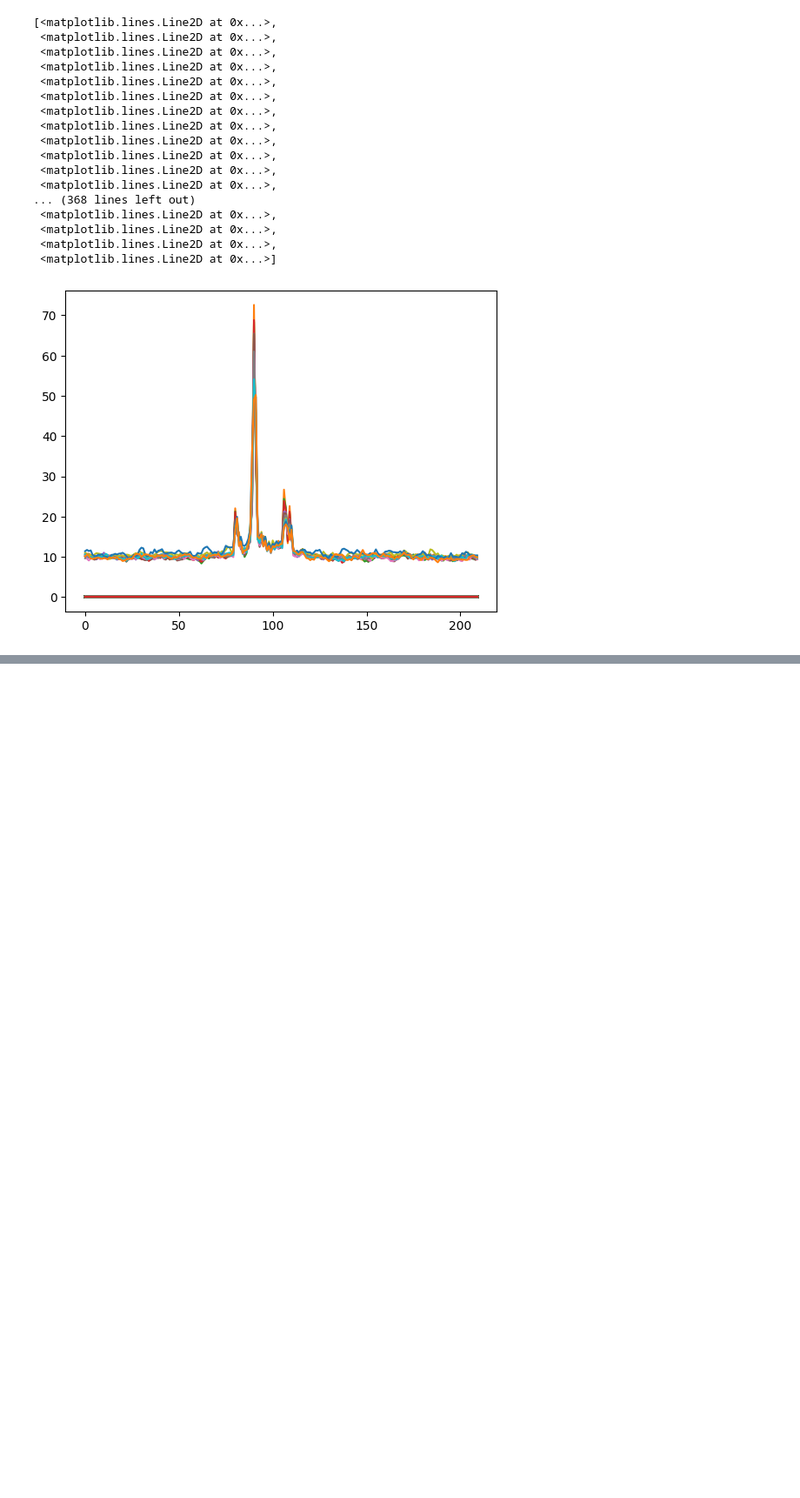
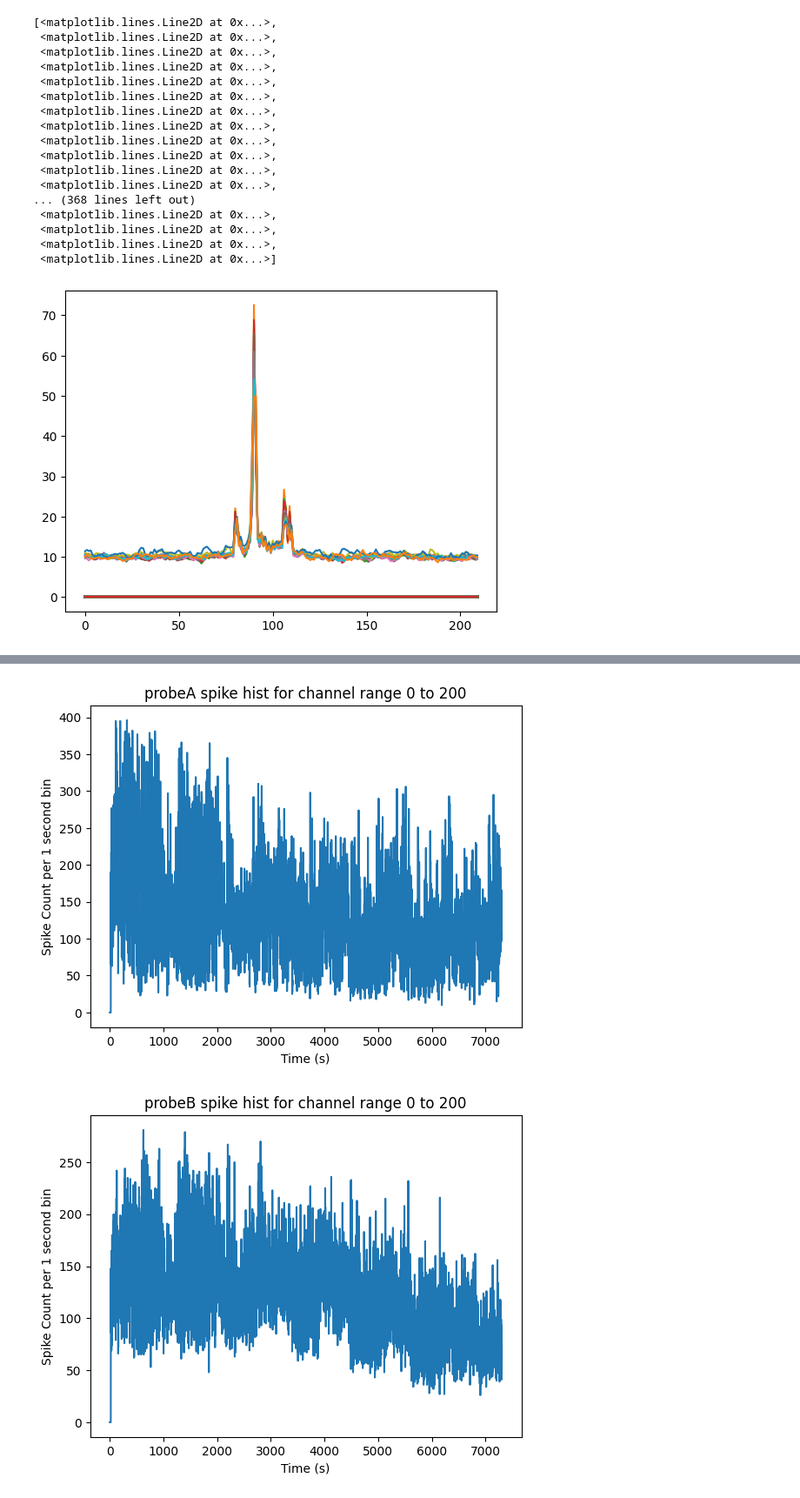
Before and after one commit to AllenInstitute/npc_sessions, a Jupyter notebook: src/npc_sessions/qc/notebooks/units_spikes_quickstart.ipynb, the cells around one changed output, grey strips where cells are left out. Shown at 87% size. Drawn from its saved outputs; the diff is of its cells as text; code cells hidden in the pictures; blank space fills up the shorter version.

```diff
--- a/src/npc_sessions/qc/notebooks/units_spikes_quickstart.ipynb
+++ b/src/npc_sessions/qc/notebooks/units_spikes_quickstart.ipynb
@@ -167,9 +190,0 @@ Text(0, 0.5, 'Spike Count per 1 second bin')
-# %%
-shallow_channel_spike_times = units_spike_electrodes_probe[units_spike_electrodes_probe['peak_channel'] > 200]['spike_times'].to_numpy()
-print(len(shallow_channel_spike_times))
-
-hist, bins = npc_sessions.bin_spike_times(shallow_channel_spike_times, bin_time=1)
-plt.plot(hist)
-plt.title(f'{session} {probe} Shallow Channel Spike Hist')
-plt.xlabel('Time (s)')
-plt.ylabel('Spike count per 1 second bin')
@@ -180,10 +190,0 @@ Text(0, 0.5, 'Spike count per 1 second bin')
-# %%
-middle_channel_spike_times = units_spike_electrodes_probe[(units_spike_electrodes_probe['peak_channel'] <= 200) &
-    (units_spike_electrodes_probe['peak_channel'] > 100)]['spike_times'].to_numpy()
-print(len(middle_channel_spike_times))
-
-hist, bins = npc_sessions.bin_spike_times(middle_channel_spike_times, bin_time=1)
-plt.plot(hist)
-plt.title(f'{session} {probe} Middle Channel Spike Hist')
-plt.xlabel('Time (s)')
-plt.ylabel('Spike count per 1 second bin')
@@ -194,9 +190,0 @@ Text(0, 0.5, 'Spike count per 1 second bin')
-# %%
-deep_channel_spike_times = units_spike_electrodes_probe[units_spike_electrodes_probe['peak_channel'] <= 100]['spike_times'].to_numpy()
-print(len(deep_channel_spike_times))
-
-hist, bins = npc_sessions.bin_spike_times(deep_channel_spike_times, bin_time=1)
-plt.plot(hist)
-plt.title(f'{session} {probe} Deep Channel Spike Hist')
-plt.xlabel('Time (s)')
-plt.ylabel('Spike count per 1 second bin')
@@ -226,0 +200,19 @@ Text(0.5, 0, 'Drift')
+# %%
+def plot_unit_spikes_channels(units: pd.DataFrame, lower_channel: int, upper_channel: int):
+    probes = units['device_name'].unique()
+    for probe in probes:
+        fig, ax = plt.subplots()
+        unit_spike_times = units[units['device_name'] == probe]
+        unit_spike_times_channel = unit_spike_times[(unit_spike_times['peak_channel'] >= lower_channel) &
+                                                    (unit_spike_times['peak_channel'] <= upper_channel)]['spike_times'].to_numpy()
+        hist, bins = npc_sessions.bin_spike_times(unit_spike_times_channel, bin_time=1)
+
+        ax.plot(hist)
+        ax.set_title(f'{probe} spike hist for channel range {lower_channel} to {upper_channel}')
+        ax.set_xlabel('Time (s)')
+        ax.set_ylabel('Spike Count per 1 second bin')
+# %%
+plot_unit_spikes_channels(units_spikes_electrodes, 0, 200)
+# %% [output]
+[figure, added]
+[figure, added]
```
Also changed, not shown: parts of 17 cells of this notebook.
